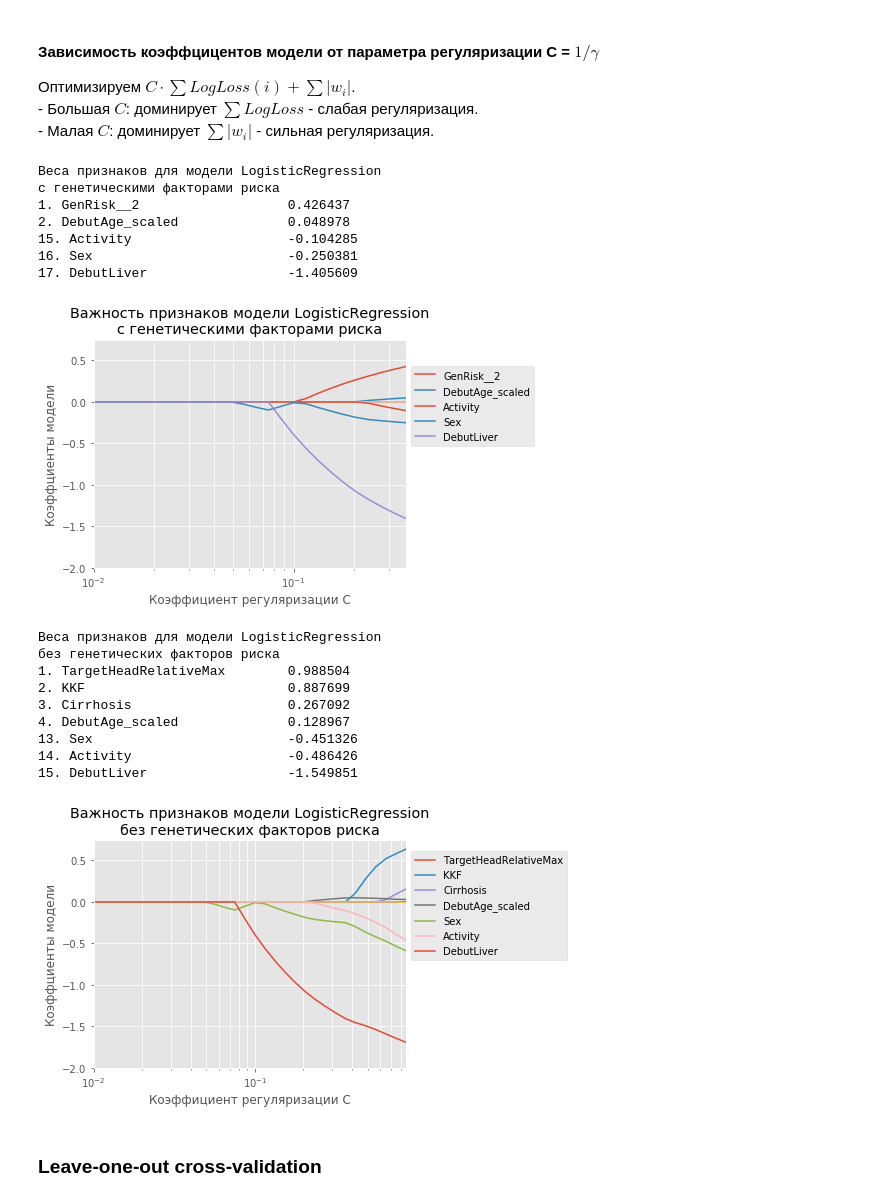
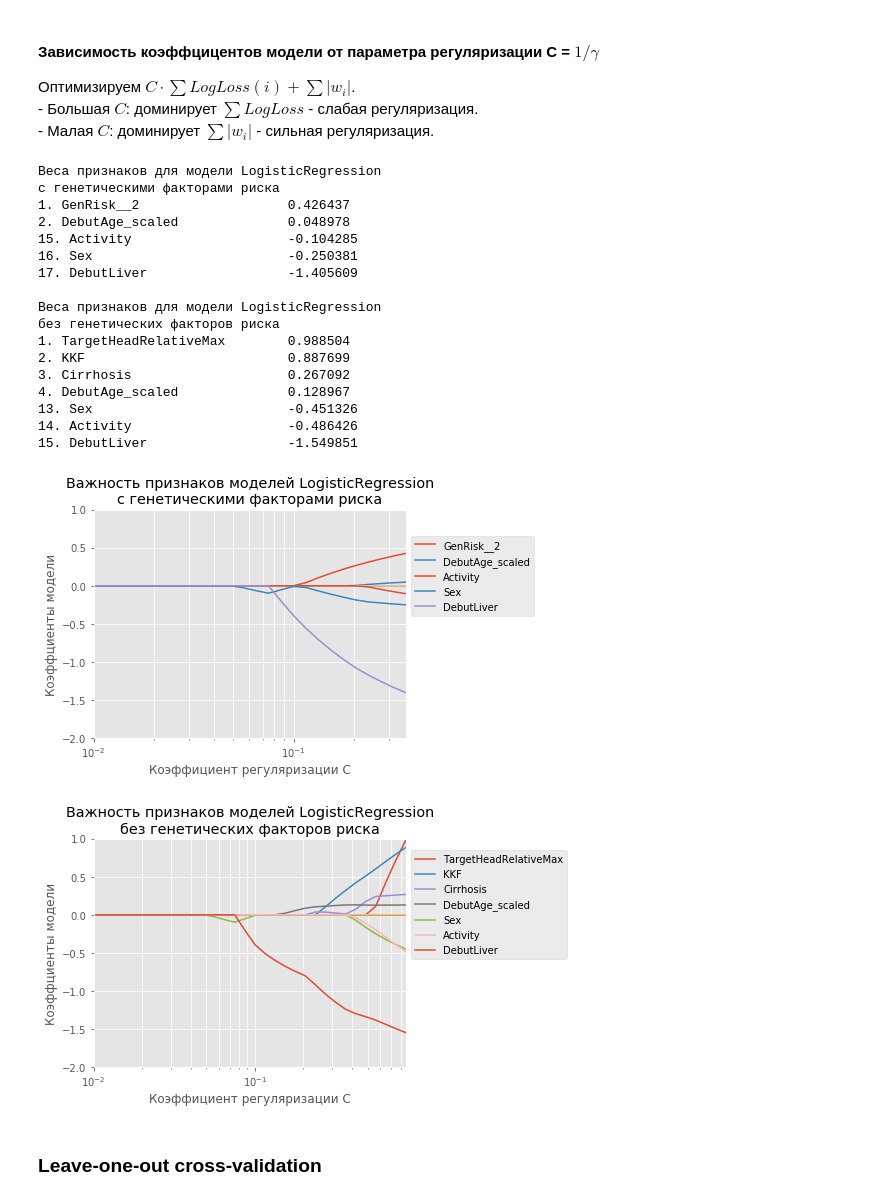
Before and after one commit to AlexanderArtemyev/Wilson-disease, a Jupyter notebook: Predict_LogisticRegression.ipynb, the cells around one changed output. Cells and saved outputs as stored; diff of their text form; code cells hidden in the pictures.

Commit message:
Feature importance for best models

```diff
--- a/Predict_LogisticRegression.ipynb
+++ b/Predict_LogisticRegression.ipynb
@@ -308,6 +338,7 @@ def report_importances(grid_searcher, param_grid, model_features, model_type_nam
     # Print featires of the best model
     # -----------------------------------------------------
     importances = grid_searcher.best_estimator_.coef_[0]
+    X   = df[model_features]
 
     indices_abs = np.argsort(np.abs(importances))[::-1]    # Absolute importance
     indices_ord = np.argsort(importances)[::-1]            # rank importance
@@ -319,13 +350,22 @@ def report_importances(grid_searcher, param_grid, model_features, model_type_nam
     #        print("%d. %-20s \t%f" % (f + 1, X.columns[indices[f]], importances[indices[f]]))
 
     print("\nВеса признаков для модели " + model_type_name + "\n" + features_set_name)
+
     indices = indices_ord
     for f in range(len(model_features)):                 #  range(X.shape[1]):
         if np.abs(importances[indices[f]])>0:
             print("%d. %-20s \t%f" % (f + 1, X.columns[indices[f]], importances[indices[f]]))
 
+
+def plot_importances_path(grid_searcher, param_grid, model_features, model_type_name, features_set_name):
+    importances = grid_searcher.best_estimator_.coef_[0]
+    X   = df[model_features]
+
+    indices_abs = np.argsort(np.abs(importances))[::-1]    # Absolute importance
+    indices_ord = np.argsort(importances)[::-1]            # rank importance
+
     # -----------------------------------------------------
-    # Graphics
+    # Generate data
     # -----------------------------------------------------
     coefs   = []
     estimator=LogisticRegression(random_state=42, penalty = 'l1')
@@ -336,9 +376,13 @@ def report_importances(grid_searcher, param_grid, model_features, model_type_nam
         coef_ = estimator.coef_[0]
         coefs.append(coef_)
 
+    # -----------------------------------------------------
+    # Graphics
+    # -----------------------------------------------------
     ax = plt.gca()
+    indices = indices_ord
     for f in range(len(model_features)):
-        i = indices_ord[f]
+        i = indices[f]
         feature = model_features[i]
         feature_data = np.array(coefs).T.tolist()[i]
         if np.abs(importances[indices[f]])>0:
@@ -348,47 +392,51 @@ def report_importances(grid_searcher, param_grid, model_features, model_type_nam
 
     ax.set_prop_cycle(cycler('color',
                           ['b', 'r', 'g', 'c', 'k', 'y', 'm']))
 
     ax.set_xscale('log')
     plt.xlabel('Коэффициент регуляризации C')
     plt.ylabel('Коэффциенты модели')
-    plt.title('Важность признаков модели ' + model_type_name + '\n' + features_set_name)
+    plt.title('Важность признаков моделей ' + model_type_name + '\n' + features_set_name)
     ax.set_xlim(left=0.01, right=grid_searcher.best_params_["C"])   # 100)
-    ax.set_ylim(bottom=-2, top=0.75)   # 100)
+    ax.set_ylim(bottom=-2, top=1)   # 100)
 
     # Put a legend to the right: https://stackoverflow.com/questions/4700614/how-to-put-the-legend-out-of-the-plot
     box = ax.get_position()      # print("box: ", box)
     ax.set_position([box.x0, box.y0, box.width * 0.8, box.height * 0.6]) # Shrink current axis to 80% (x) and 60% (y).
     ax.legend()
     ax.legend(loc='center left', bbox_to_anchor=(1, 0.71))
 
     ax.minorticks_on             # Grid at minor ticks
     ax.grid(True, which='both')
 
     plt.show();
 # -----------------------------------------------------------------
 
-report_importances(grid_searcher, param_grid, model_features,     "LogisticRegression", "с генетическими факторами риска")
+report_importances(grid_searcher,   param_grid, model_features,   "LogisticRegression", "с генетическими факторами риска")
 report_importances(grid_searcher_0, param_grid, model_0_features, "LogisticRegression",  "без генетических факторов риска")
+
+plot_importances_path(grid_searcher,   param_grid, model_features,   "LogisticRegression", "с генетическими факторами риска")
+plot_importances_path(grid_searcher_0, param_grid, model_0_features, "LogisticRegression",  "без генетических факторов риска")
 # %% [output]
 Веса признаков для модели LogisticRegression
 с генетическими факторами риска
 1. GenRisk__2                   0.426437
 2. DebutAge_scaled              0.048978
 15. Activity                    -0.104285
 16. Sex                         -0.250381
 17. DebutLiver                  -1.405609
+
+Веса признаков для модели LogisticRegression
+без генетических факторов риска
+1. TargetHeadRelativeMax        0.988504
+2. KKF                          0.887699
+3. Cirrhosis                    0.267092
+4. DebutAge_scaled              0.128967
+13. Sex                         -0.451326
+14. Activity                    -0.486426
+15. DebutLiver                  -1.549851
-[figure, old version]
+[figure, new version]
-Веса признаков для модели LogisticRegression
-без генетических факторов риска
-1. TargetHeadRelativeMax        0.988504
-2. KKF                          0.887699
-3. Cirrhosis                    0.267092
-4. DebutAge_scaled              0.128967
-13. Sex                         -0.451326
-14. Activity                    -0.486426
-15. DebutLiver                  -1.549851
-[figure, old version]
+[figure, new version]
 # %% [markdown]
 ### Leave-one-out cross-validation
 # %%
```
Also changed, not shown: parts of 4 cells of this notebook.
